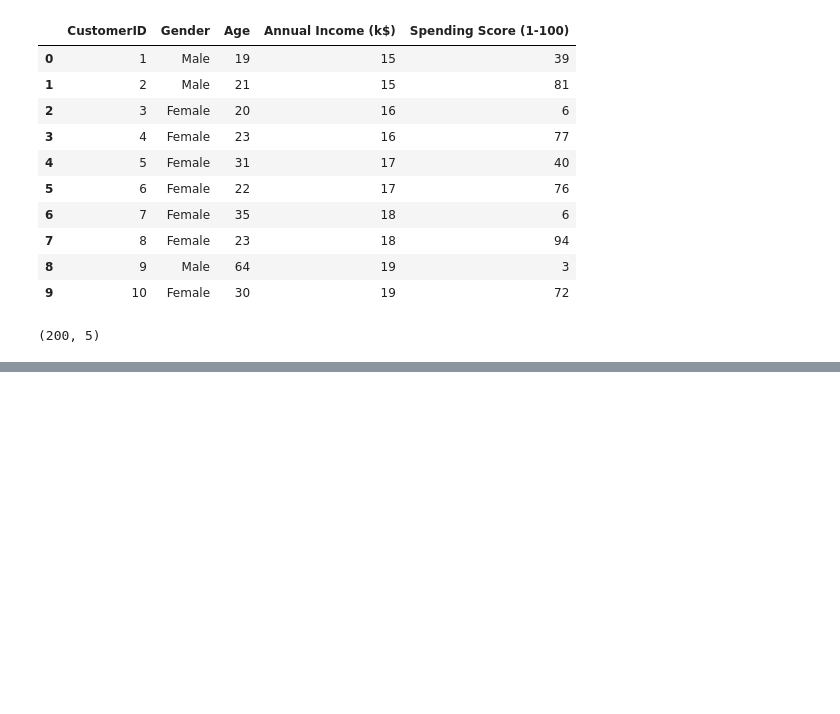
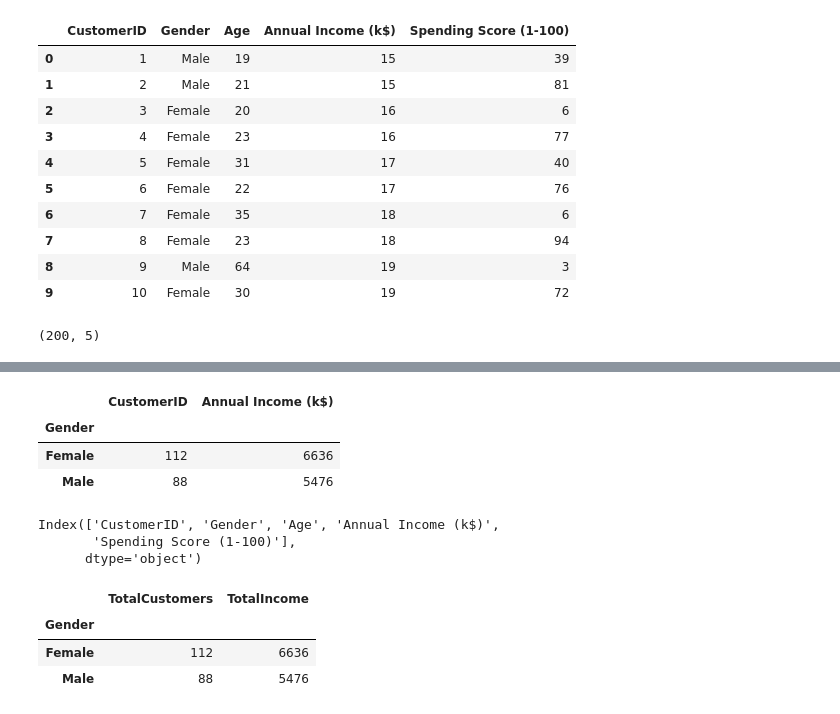
Before and after one commit to genaicodealchemy/python-basics, a Jupyter notebook: pandas_part1.ipynb, the cells around one changed output, grey strips where cells are left out. Cells and saved outputs as stored; diff of their text form; code cells hidden in the pictures; blank space fills up the shorter version.

```diff
--- a/pandas_part1.ipynb
+++ b/pandas_part1.ipynb
@@ -173,0 +234,21 @@ df.shape
+# %%
+# For each Gender tell me total customers (count) and total Income (sum)
+df.groupby('Gender').agg({'CustomerID':'count','Annual Income (k$)':'sum'})
+# %% [output]
+|  | CustomerID | Annual Income (k$) |
+| Gender |  |  |
+| Female | 112 | 6636 |
+| Male | 88 | 5476 |
+# %%
+df.columns
+# %% [output]
+Index(['CustomerID', 'Gender', 'Age', 'Annual Income (k$)',
+       'Spending Score (1-100)'],
+      dtype='object')
+# %%
+df.groupby('Gender').agg(TotalCustomers = ('CustomerID','count'), TotalIncome =('Annual Income (k$)','sum'))
+# %% [output]
+|  | TotalCustomers | TotalIncome |
+| Gender |  |  |
+| Female | 112 | 6636 |
+| Male | 88 | 5476 |
```
Also changed, not shown: parts of 5 cells of this notebook.
